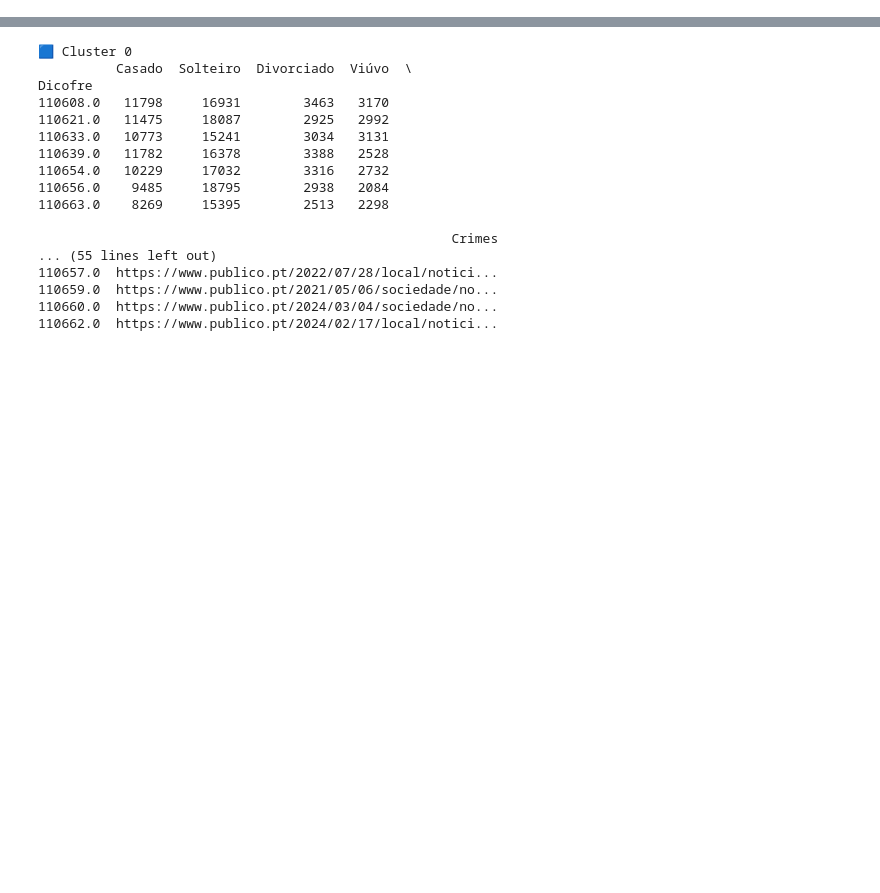
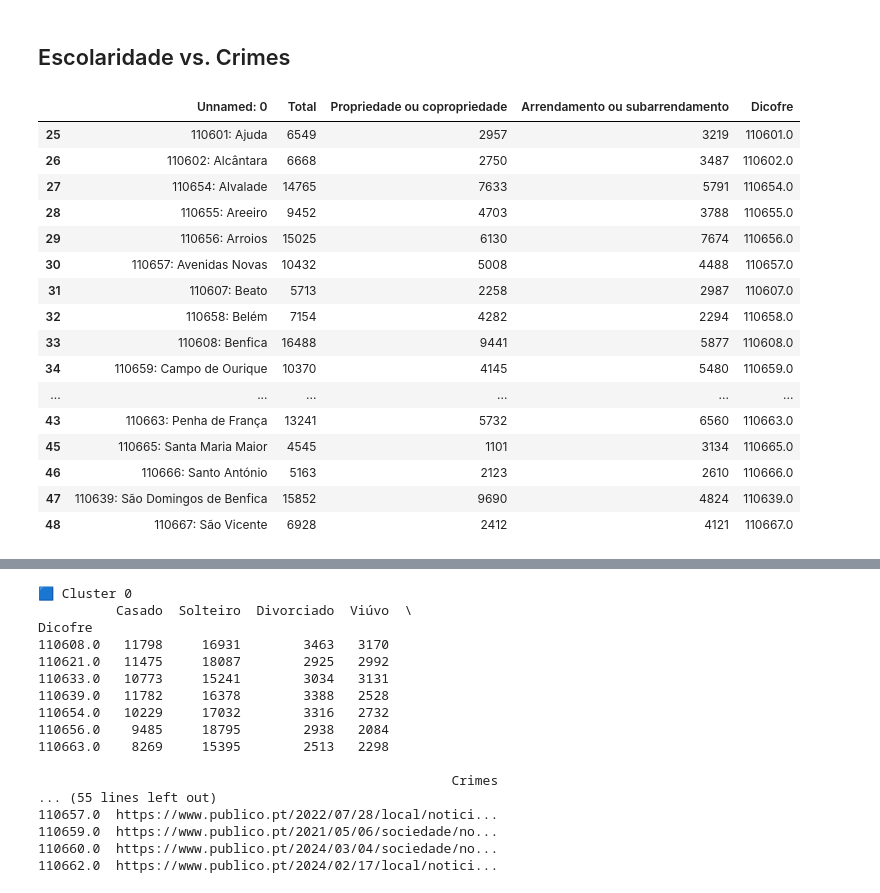
Before and after one commit to MrBrodinha/ade_2425, a Jupyter notebook: data.ipynb, the cells around one changed output, grey strips where cells are left out. Saved outputs shown, nothing was run; the diff lists cells and outputs as text; code cells hidden in the pictures; blank space fills up the shorter version.

```diff
--- a/data.ipynb
+++ b/data.ipynb
@@ -8,26 +13,29 @@ from sklearn.preprocessing import StandardScaler
 # %%
 # read every csv in originais directory
-df_crimes = pd.read_csv('originais/crimes_freguesias_boundaries.csv', sep=';')
-dicofres_available = df_crimes['Dicofre'].unique()
+df_crimes = pd.read_csv('originais/crimes_com_nivel.csv', sep=',')
+dicofres_available = df_crimes['dicofre'].unique()
 
-# Datasets a considerar excluir
+# # Datasets a considerar excluir
 df_civil = pd.read_csv('originais/estado_civil.csv', sep=';')
 df_etario = pd.read_csv('originais/grupo_etario_reduzido.csv', sep=',')
+df_housing = pd.read_csv('originais/housing_tenure.csv', sep=';')
 
-# Datasets usados
+
+# # Datasets usados
 df_socioeconomico = pd.read_csv('originais/grupo_socioeconomico.csv', sep=';')
-df_housing = pd.read_csv('originais/housing_tenure.csv', sep=';')
 df_escolaridade = pd.read_csv('originais/nivel_escolaridade.csv', sep=';')
-df_desempregada = pd.read_csv('originais/populacao_desempregada.csv', sep=';')
+df_renda = pd.read_csv('originais/valor_medio_rendas.csv', sep=';')
 df_residente = pd.read_csv('originais/populacao_residente.csv', sep=';')
-df_renda = pd.read_csv('originais/valor_medio_rendas.csv', sep=';')
+df_desempregada = pd.read_csv('originais/desempregada_percentage.csv', sep=';')
 
-# Excluir dicofres que não estão em df_crimes
+
+# # Excluir dicofres que não estão em df_crimes
 df_civil = df_civil[df_civil['Dicofre'].isin(dicofres_available)]
 df_etario = df_etario[df_etario['Dicofre'].isin(dicofres_available)]
+df_housing = df_housing[df_housing['Dicofre'].isin(dicofres_available)]
+
 df_socioeconomico = df_socioeconomico[df_socioeconomico['Dicofre'].isin(dicofres_available)]
-df_housing = df_housing[df_housing['Dicofre'].isin(dicofres_available)]
 df_escolaridade = df_escolaridade[df_escolaridade['Dicofre'].isin(dicofres_available)]
+df_renda = df_renda[df_renda['Dicofre'].isin(dicofres_available)]
+df_residente = df_residente[df_residente['Dicofre'].isin(dicofres_available)]
 df_desempregada = df_desempregada[df_desempregada['Dicofre'].isin(dicofres_available)]
-df_residente = df_residente[df_residente['Dicofre'].isin(dicofres_available)]
-df_renda = df_renda[df_renda['Dicofre'].isin(dicofres_available)]
@@ -55,0 +134,22 @@ df_civil
+# %% [markdown]
+## Escolaridade vs. Crimes
+# %%
+df_housing
+# %% [output]
+|  | Unnamed: 0 | Total | Propriedade ou copropriedade | Arrendamento ou subarrendamento | Dicofre |
+| 25 | 110601: Ajuda | 6549 | 2957 | 3219 | 110601.0 |
+| 26 | 110602: Alcântara | 6668 | 2750 | 3487 | 110602.0 |
+| 27 | 110654: Alvalade | 14765 | 7633 | 5791 | 110654.0 |
+| 28 | 110655: Areeiro | 9452 | 4703 | 3788 | 110655.0 |
+| 29 | 110656: Arroios | 15025 | 6130 | 7674 | 110656.0 |
+| 30 | 110657: Avenidas Novas | 10432 | 5008 | 4488 | 110657.0 |
+| 31 | 110607: Beato | 5713 | 2258 | 2987 | 110607.0 |
+| 32 | 110658: Belém | 7154 | 4282 | 2294 | 110658.0 |
+| 33 | 110608: Benfica | 16488 | 9441 | 5877 | 110608.0 |
+| 34 | 110659: Campo de Ourique | 10370 | 4145 | 5480 | 110659.0 |
+| ... | ... | ... | ... | ... | ... |
+| 43 | 110663: Penha de França | 13241 | 5732 | 6560 | 110663.0 |
+| 45 | 110665: Santa Maria Maior | 4545 | 1101 | 3134 | 110665.0 |
+| 46 | 110666: Santo António | 5163 | 2123 | 2610 | 110666.0 |
+| 47 | 110639: São Domingos de Benfica | 15852 | 9690 | 4824 | 110639.0 |
+| 48 | 110667: São Vicente | 6928 | 2412 | 4121 | 110667.0 |
```
Also changed, not shown: parts of 15 cells of this notebook, 8 other files.
